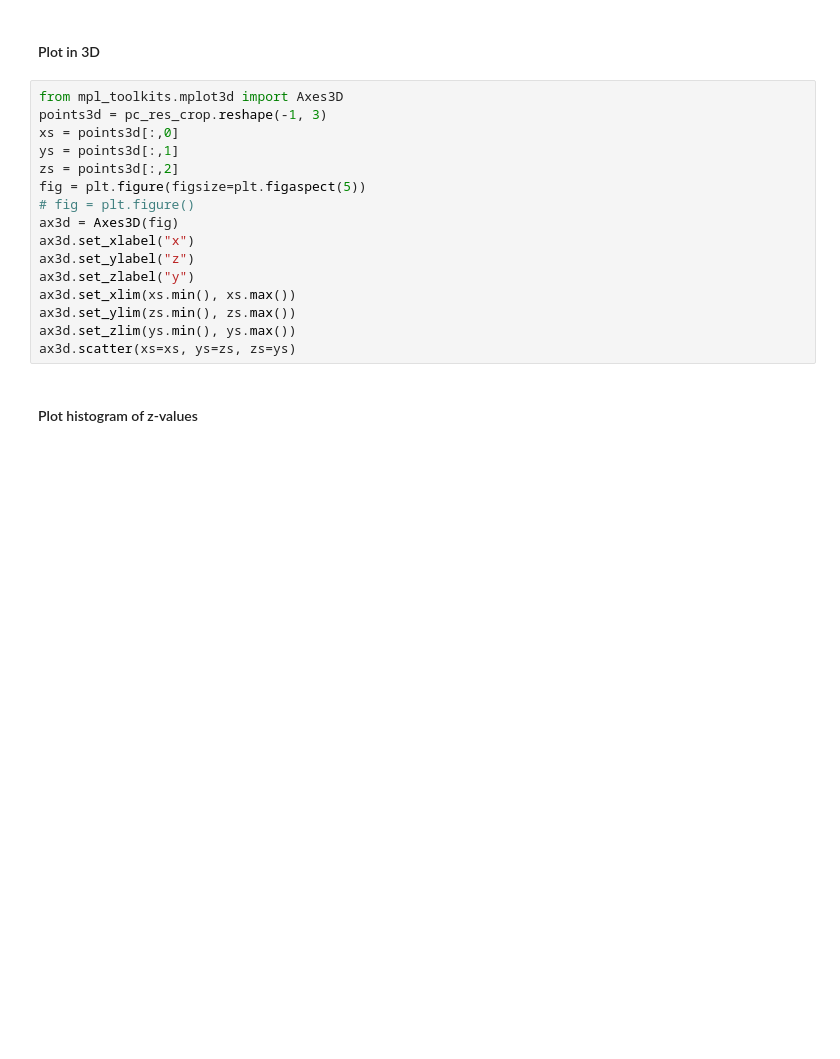
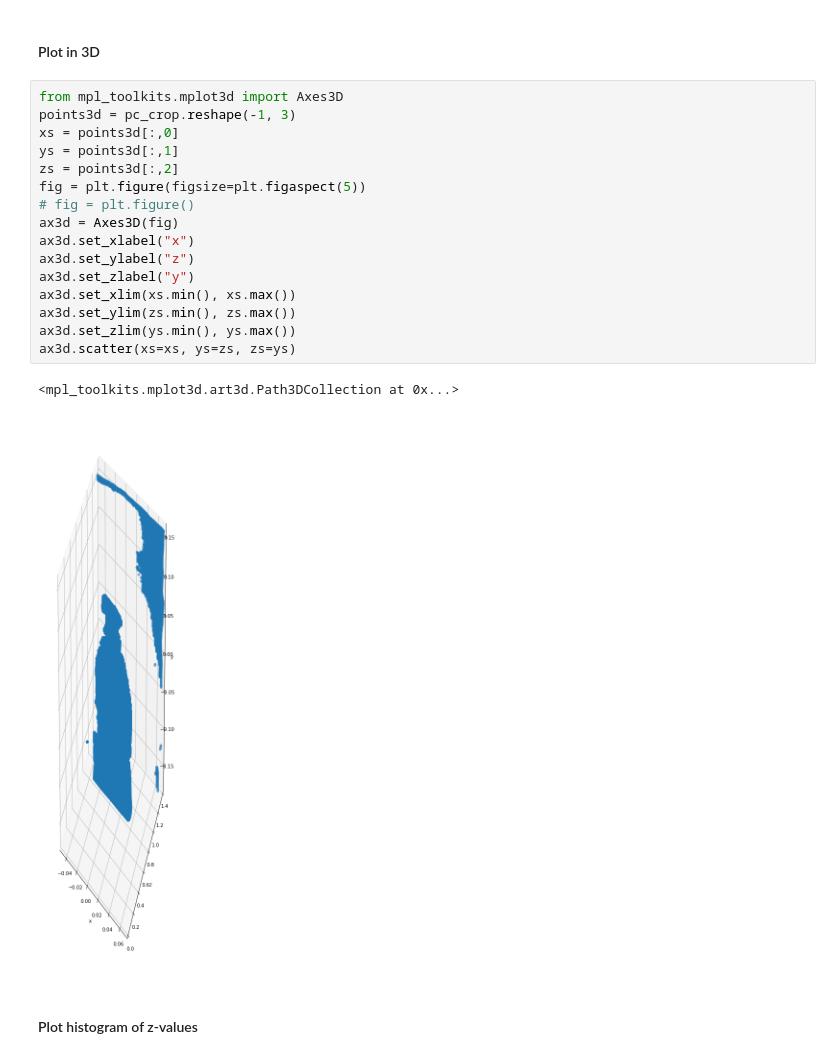
Before and after one commit to kylehounslow/bmw_2019, a Jupyter notebook: notebooks/object_measurement.ipynb, the cells around one changed output. Saved outputs shown, nothing was run; the diff lists cells and outputs as text; blank space fills up the shorter version.

```diff
--- a/notebooks/object_measurement.ipynb
+++ b/notebooks/object_measurement.ipynb
@@ -416,20 +445,23 @@ plt.imshow(pc_res_crop)
 #### Plot in 3D
 # %%
 from mpl_toolkits.mplot3d import Axes3D
-points3d = pc_res_crop.reshape(-1, 3)
+points3d = pc_crop.reshape(-1, 3)
 xs = points3d[:,0]
 ys = points3d[:,1]
 zs = points3d[:,2]
 fig = plt.figure(figsize=plt.figaspect(5))
 # fig = plt.figure()
 ax3d = Axes3D(fig)
 ax3d.set_xlabel("x")
 ax3d.set_ylabel("z")
 ax3d.set_zlabel("y")
 ax3d.set_xlim(xs.min(), xs.max())
 ax3d.set_ylim(zs.min(), zs.max())
 ax3d.set_zlim(ys.min(), ys.max())
 ax3d.scatter(xs=xs, ys=zs, zs=ys)
+# %% [output]
+<mpl_toolkits.mplot3d.art3d.Path3DCollection at 0x...>
+[figure, added]
 # %% [markdown]
 #### Plot histogram of z-values
 # %%
```
Also changed, not shown: parts of 35 cells of this notebook.
